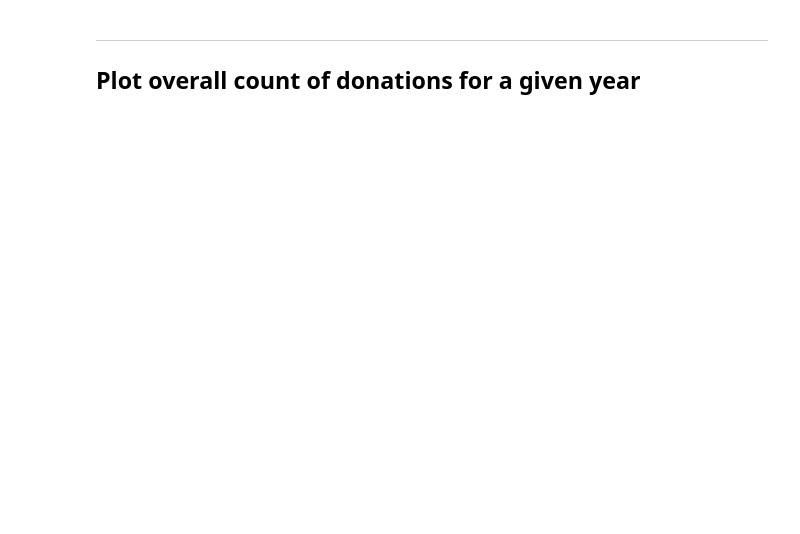
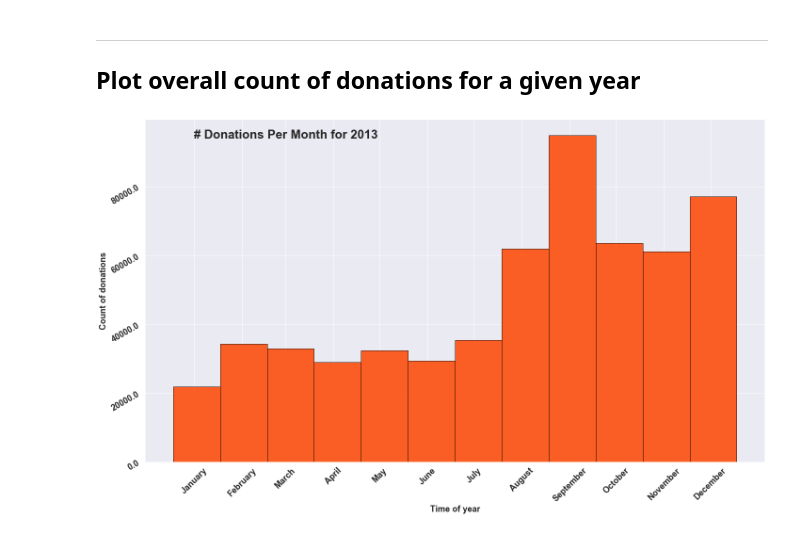
Before and after one commit to taylorperkins/da1-python-clinic, a Jupyter notebook: notebooks/09_28_2019/Matplotlib Formatting - Time Edition.ipynb, the cells around one changed output. Saved outputs shown, nothing was run; the diff lists cells and outputs as text; code cells hidden in the pictures; blank space fills up the shorter version.

Commit message:
groupbys and process data

```diff
--- a/notebooks/09_28_2019/Matplotlib Formatting - Time Edition.ipynb
+++ b/notebooks/09_28_2019/Matplotlib Formatting - Time Edition.ipynb
@@ -27,5 +16,5 @@ register_matplotlib_converters()
 
 ## Get the data
 # %%
-donations = pd.read_csv(f'{DATA_FOLDER}/processed_donations.csv')
+donations = pd.read_csv('../../data/processed_donations.csv')
 donations.head()
@@ -79,35 +107,46 @@ f.suptitle(
 ##############################################
 ## PLOT THE DATA
 ##############################################
-ax.hist(donations_2013.created_at, bins=12, color='orangered', histtype='bar', ec='black', alpha=0.85)
+ax.hist(
+    donations_2013.created_at,
+    bins=12,
+    color='orangered',
+    histtype='bar',
+    ec='black',
+    alpha=0.85)
 
 
 ##############################################
 ## UPDATE THE (XY)LABELS
 ##############################################
 ax.set_xlabel('Time of year', fontdict=font_props)
 ax.set_ylabel('Count of donations', fontdict=font_props)
 
 
 ##############################################
 ## UPDATE THE (XY)TICKLABELS
 ##############################################
 # For the x ticks, you need to specify the same type that the current data is in.
 # right now, the x data represents dates for 2013, so we should specify a list of dates
 # with their labels.
+
+
+
 tick_positions = [datetime(2013, x, 15) for x in range(1, 13)]
 tick_labels = [pos.strftime('%B') for pos in tick_positions]
 
 # plt.xticks(tick_positions, tick_labels, fontsize=12, rotation=45)
 ax.set_xticks(tick_positions)
 ax.set_xticklabels(tick_labels, fontdict=font_props, rotation=45)
 
-# if you just want to update the properties of a pre-existing tick style..
-# you can access the property with `<ax>.get_yticks()`
+# # if you just want to update the properties of a pre-existing tick style..
+# # you can access the property with `<ax>.get_yticks()`
 ax.set_yticklabels(ax.get_yticks(), fontdict=font_props, rotation=30)
 
 
 ##############################################
 ## FINAL LAYOUT
 ##############################################
 f.tight_layout();
+# %% [output]
+[figure, added]
```
Also changed, not shown: parts of 4 cells of this notebook, 3 other files.
